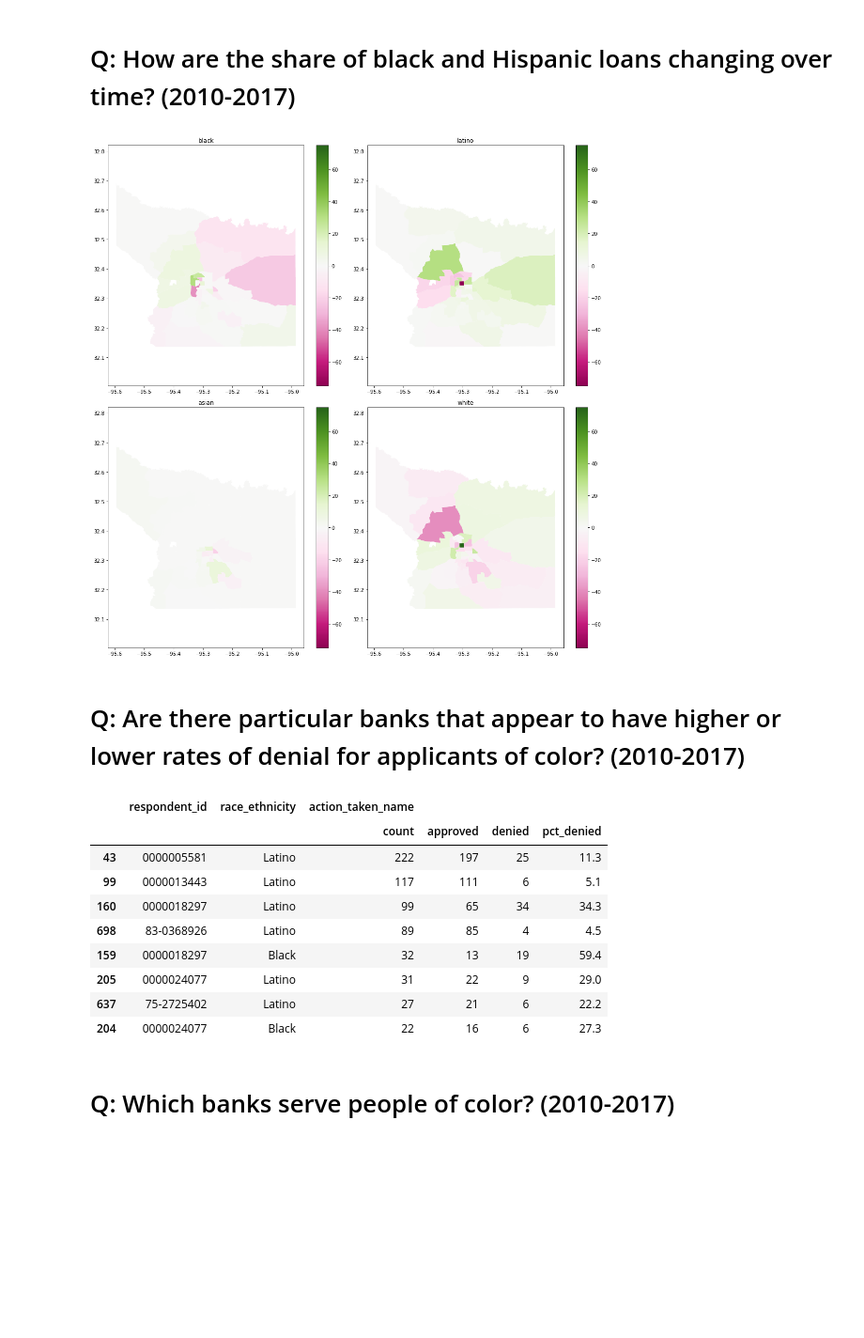
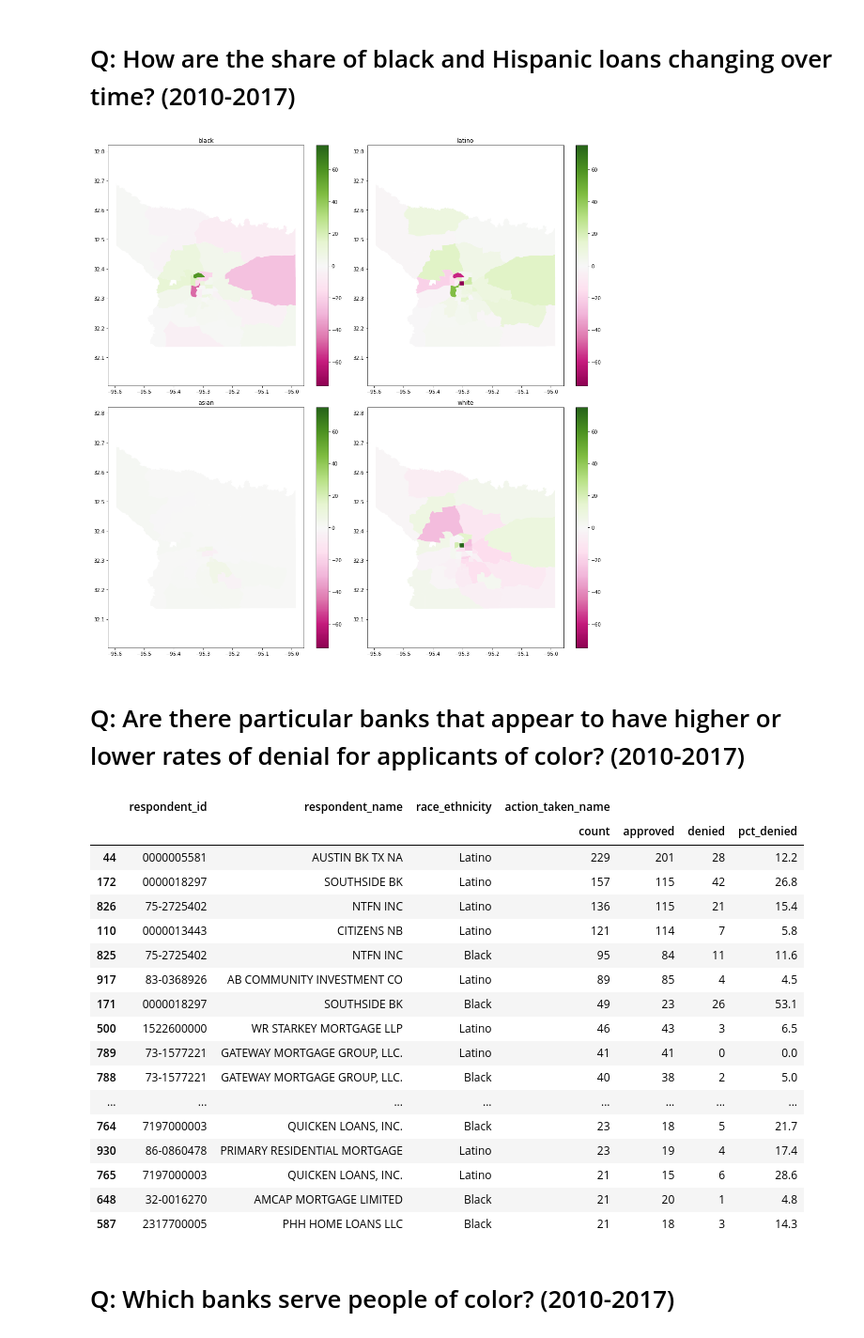
Before and after one commit to thetylerloop/tyler-home-loans, a Jupyter notebook: Home Loans (HMDA) Analysis.ipynb, the cells around one changed output. Shown at 94% size. Cells and saved outputs as stored; diff of their text form; code cells hidden in the pictures; blank space fills up the shorter version.

Commit message:
Add reporter panels data.

```diff
--- a/Home Loans (HMDA) Analysis.ipynb
+++ b/Home Loans (HMDA) Analysis.ipynb
@@ -23,3 +29,5 @@ raw_census = pd.read_csv('data/ACS_16_5YR_B03002/ACS_16_5YR_B03002.csv', dtype={
+# %%
+reporter_panels = pd.read_csv('data/processed_reporter_panels.csv')
 # %% [markdown]
 # Enrichment
 # %%
@@ -71,7 +86,7 @@ enriched_census['percent_native_hawaiian'] = enriched_census['HD01_VD07'] / enri
 filtered_hmda = enriched_hmda.copy(deep=True)
 
 filtered_hmda = filtered_hmda[
-    (filtered_hmda['loan_type_name'] == 'Conventional') &
+#     (filtered_hmda['loan_type_name'] == 'Conventional') &
     (filtered_hmda['property_type_name'] == 'One-to-four family dwelling (other than manufactured housing)') &
     (filtered_hmda['owner_occupancy_name'] == 'Owner-occupied as a principal dwelling') &
     (filtered_hmda['loan_purpose_name'] == 'Home purchase') &
@@ -280,45 +295,56 @@ for i, group in enumerate(['black', 'latino', 'asian', 'white']):
 plt.tight_layout()
 plt.show()
 # %% [output]
-[figure, old version]
+[figure, new version]
 # %% [markdown]
 # Q: Are there particular banks that appear to have higher or lower rates of denial for applicants of color? (2010-2017)
 # %%
 data = filtered_hmda[filtered_hmda['as_of_year'] >= 2010]
+
+data = data.merge(reporter_panels, left_on=['agency_abbr', 'respondent_id'], right_on=['agency_abbr', 'respondent_id'], how='left')
 
 def approved(group_column):
     counts = group_column.value_counts()
 
     return counts.get('Loan originated', 0)
 
 def denied(group_column):
     counts = group_column.value_counts()
 
     return counts.get('Application denied by financial institution', 0)
 
 def pct_denied(group_column):
     counts = group_column.value_counts()
 
     return counts.get('Application denied by financial institution', 0) / sum(counts) * 100
 
-data = data.groupby(['respondent_id', 'race_ethnicity'], as_index=False).agg({
+data = data.groupby(['respondent_id', 'respondent_name', 'race_ethnicity'], as_index=False).agg({
     'action_taken_name': ['count', approved, denied, pct_denied]
 })
 
 data = data[data[('action_taken_name', 'count')] >= 20]
 data = data[data['race_ethnicity'].isin(['Black', 'Latino'])]
 data.sort_values(by=[('action_taken_name', 'count')], ascending=False).round(1)
+# data
 # %% [output]
-|  | respondent_id | race_ethnicity | action_taken_name |  |  |  |
-|  |  |  | count | approved | denied | pct_denied |
-| 43 | 0000005581 | Latino | 222 | 197 | 25 | 11.3 |
-| 99 | 0000013443 | Latino | 117 | 111 | 6 | 5.1 |
-| 160 | 0000018297 | Latino | 99 | 65 | 34 | 34.3 |
-| 698 | 83-0368926 | Latino | 89 | 85 | 4 | 4.5 |
-| 159 | 0000018297 | Black | 32 | 13 | 19 | 59.4 |
-| 205 | 0000024077 | Latino | 31 | 22 | 9 | 29.0 |
-| 637 | 75-2725402 | Latino | 27 | 21 | 6 | 22.2 |
-| 204 | 0000024077 | Black | 22 | 16 | 6 | 27.3 |
+|  | respondent_id | respondent_name | race_ethnicity | action_taken_name |  |  |  |
+|  |  |  |  | count | approved | denied | pct_denied |
+| 44 | 0000005581 | AUSTIN BK TX NA | Latino | 229 | 201 | 28 | 12.2 |
+| 172 | 0000018297 | SOUTHSIDE BK | Latino | 157 | 115 | 42 | 26.8 |
+| 826 | 75-2725402 | NTFN INC | Latino | 136 | 115 | 21 | 15.4 |
+| 110 | 0000013443 | CITIZENS NB | Latino | 121 | 114 | 7 | 5.8 |
+| 825 | 75-2725402 | NTFN INC | Black | 95 | 84 | 11 | 11.6 |
+| 917 | 83-0368926 | AB COMMUNITY INVESTMENT CO | Latino | 89 | 85 | 4 | 4.5 |
+| 171 | 0000018297 | SOUTHSIDE BK | Black | 49 | 23 | 26 | 53.1 |
+| 500 | 1522600000 | WR STARKEY MORTGAGE LLP | Latino | 46 | 43 | 3 | 6.5 |
+| 789 | 73-1577221 | GATEWAY MORTGAGE GROUP, LLC. | Latino | 41 | 41 | 0 | 0.0 |
+| 788 | 73-1577221 | GATEWAY MORTGAGE GROUP, LLC. | Black | 40 | 38 | 2 | 5.0 |
+| ... | ... | ... | ... | ... | ... | ... | ... |
+| 764 | 7197000003 | QUICKEN LOANS, INC. | Black | 23 | 18 | 5 | 21.7 |
+| 930 | 86-0860478 | PRIMARY RESIDENTIAL MORTGAGE | Latino | 23 | 19 | 4 | 17.4 |
+| 765 | 7197000003 | QUICKEN LOANS, INC. | Latino | 21 | 15 | 6 | 28.6 |
+| 648 | 32-0016270 | AMCAP MORTGAGE LIMITED | Black | 21 | 20 | 1 | 4.8 |
+| 587 | 2317700005 | PHH HOME LOANS LLC | Black | 21 | 18 | 3 | 14.3 |
 # %% [markdown]
 # Q: Which banks serve people of color? (2010-2017)
 # %%
```
Also changed, not shown: parts of 15 cells of this notebook, 1 other file.
